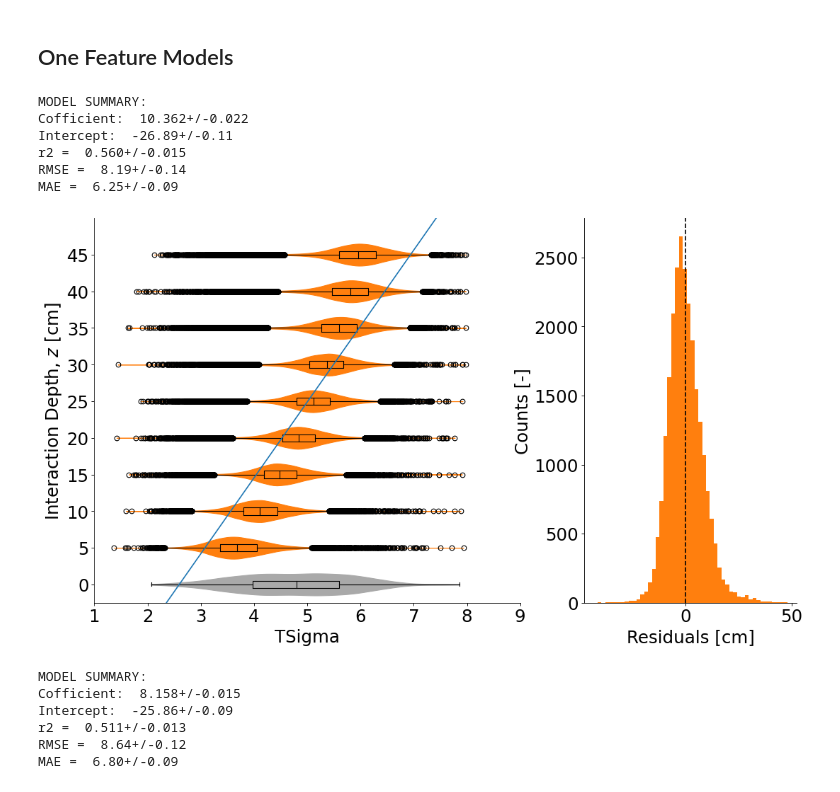
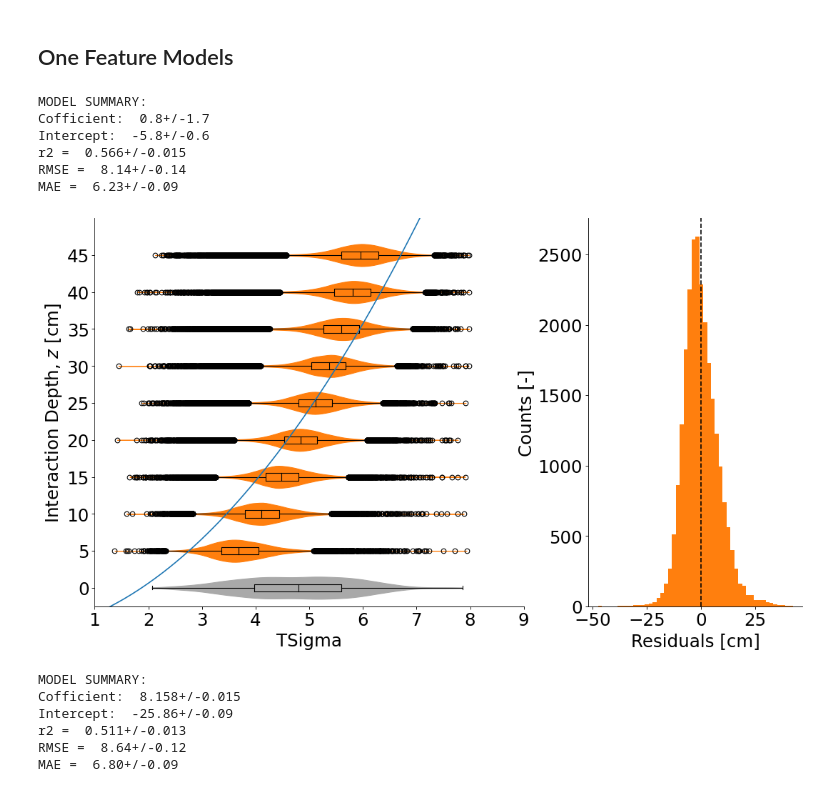
Before and after one commit to RitaROK/Analysis, a Jupyter notebook: Estimation_of_z.ipynb, the cells around one changed output. Cells and saved outputs as stored; diff of their text form; code cells hidden in the pictures.

```diff
--- a/Estimation_of_z.ipynb
+++ b/Estimation_of_z.ipynb
@@ -390,18 +516,18 @@ MFWHM
 # %%
 feature = 'TSigma' #@param ["1st option", "2nd option", "3rd option"] {allow-input: true}
 xmin =  1#@param {type:"number"}
 xmax =  9#@param {type:"number"}
 
 
-onefeat(roi, feature, xmin, xmax)
+onefeat(roi, feature, xmin, xmax, pol=1)
 # %% [output]
 MODEL SUMMARY:
-Cofficient:  10.362+/-0.022
-Intercept:  -26.89+/-0.11
-r2 =  0.560+/-0.015
-RMSE =  8.19+/-0.14
-MAE =  6.25+/-0.09
+Cofficient:  0.8+/-1.7
+Intercept:  -5.8+/-0.6
+r2 =  0.566+/-0.015
+RMSE =  8.14+/-0.14
+MAE =  6.23+/-0.09
-[figure, old version]
+[figure, new version]
 # %%
 feature = 'LSigma' #@param ["1st option", "2nd option", "3rd option"] {allow-input: true}
 xmin =  2#@param {type:"number"}
```
Also changed, not shown: parts of 10 cells of this notebook.
